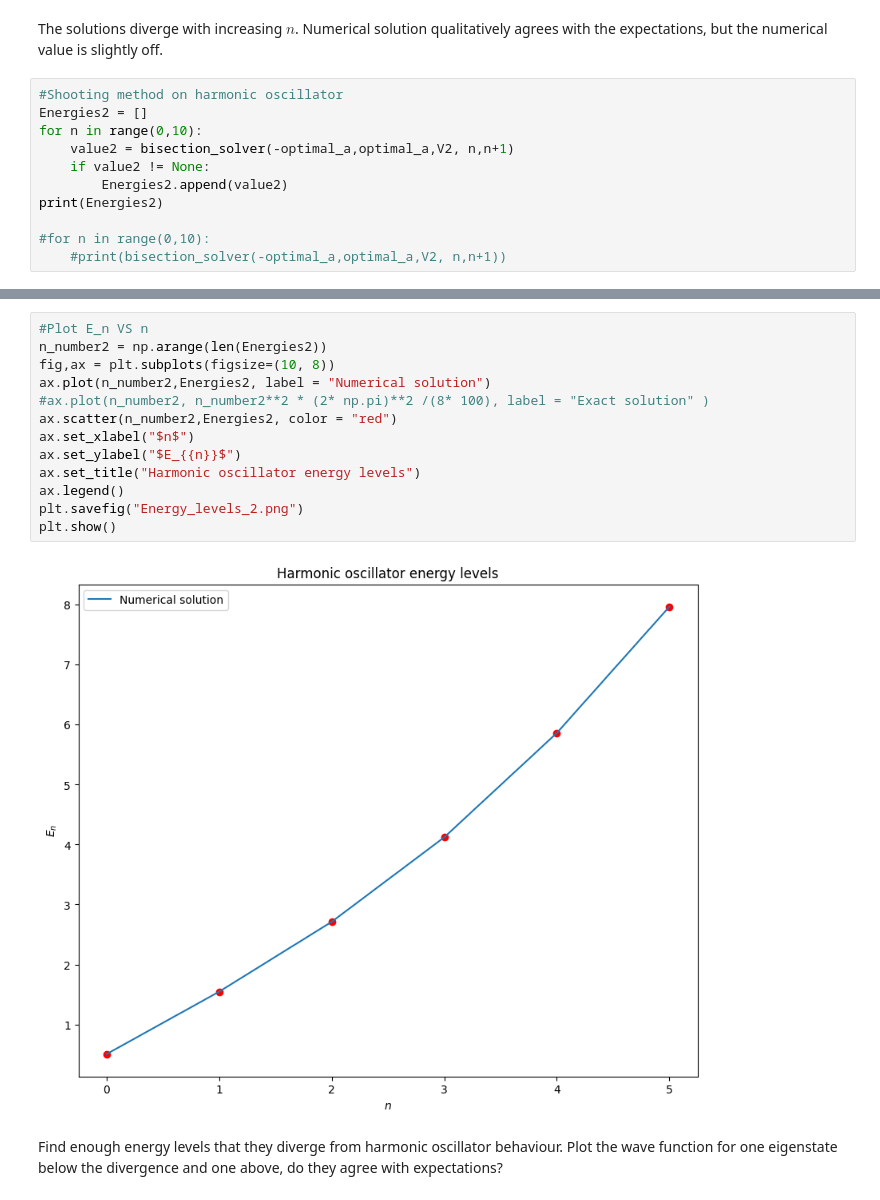
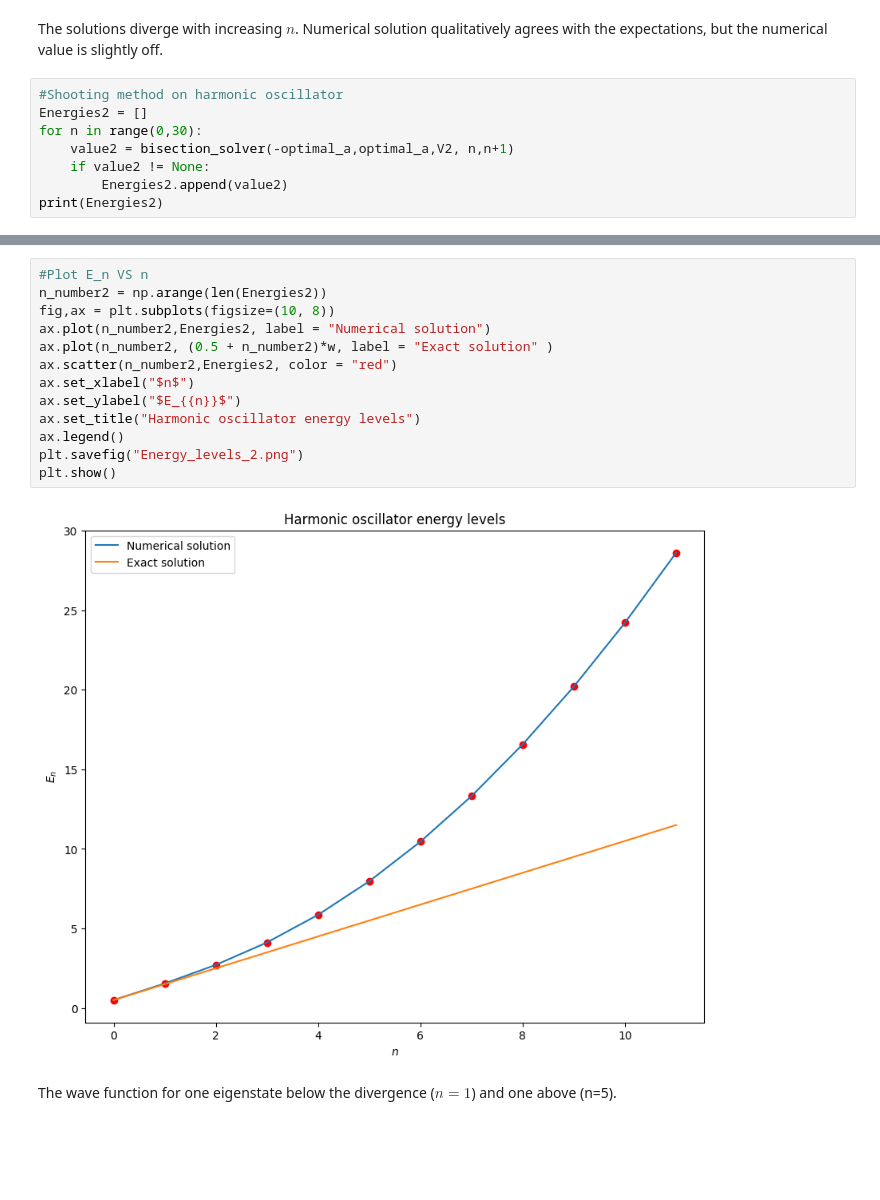
Before and after one commit to HannaKarwowska/HW2-Numerical-Methods, a Jupyter notebook: HW2.ipynb, the cells around one changed output, grey strips where cells are left out. Drawn from its saved outputs; the diff is of its cells as text; blank space fills up the shorter version.

```diff
--- a/HW2.ipynb
+++ b/HW2.ipynb
@@ -349,12 +349,9 @@ The solutions diverge with increasing $n$. Numerical solution qualitatively agre
 # %%
 #Shooting method on harmonic oscillator
 Energies2 = []
-for n in range(0,10):
+for n in range(0,30):
     value2 = bisection_solver(-optimal_a,optimal_a,V2, n,n+1)
     if value2 != None:
         Energies2.append(value2)
 print(Energies2)
-
-#for n in range(0,10):
-    #print(bisection_solver(-optimal_a,optimal_a,V2, n,n+1))
 # %% [output]
@@ -376,19 +359,17 @@ None
 # %%
 #Plot E_n VS n
 n_number2 = np.arange(len(Energies2))
 fig,ax = plt.subplots(figsize=(10, 8))
 ax.plot(n_number2,Energies2, label = "Numerical solution")
-#ax.plot(n_number2, n_number2**2 * (2* np.pi)**2 /(8* 100), label = "Exact solution" )
+ax.plot(n_number2, (0.5 + n_number2)*w, label = "Exact solution" )
 ax.scatter(n_number2,Energies2, color = "red")
 ax.set_xlabel("$n$")
 ax.set_ylabel("$E_{{n}}$")
 ax.set_title("Harmonic oscillator energy levels")
 ax.legend()
 plt.savefig("Energy_levels_2.png")
 plt.show()
 # %% [output]
-[figure, old version]
+[figure, new version]
 # %% [markdown]
-Find enough energy levels that they diverge from harmonic oscillator behaviour.
-Plot the wave function for one eigenstate below the divergence and one above, do they agree with
-expectations?
+The wave function for one eigenstate below the divergence ($n=1$) and one above (n=5).
```
Also changed, not shown: parts of 3 cells of this notebook, 2 other files.
